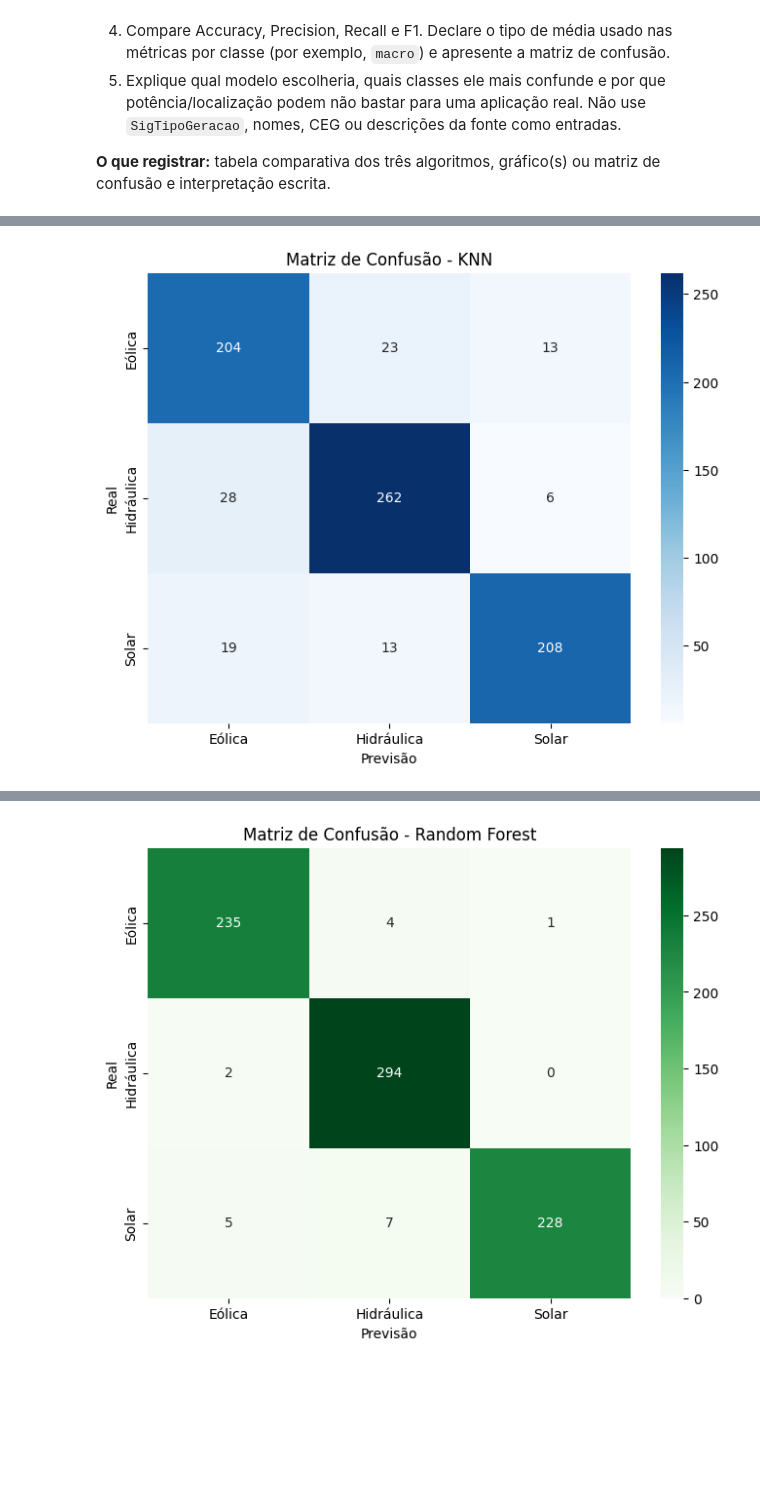
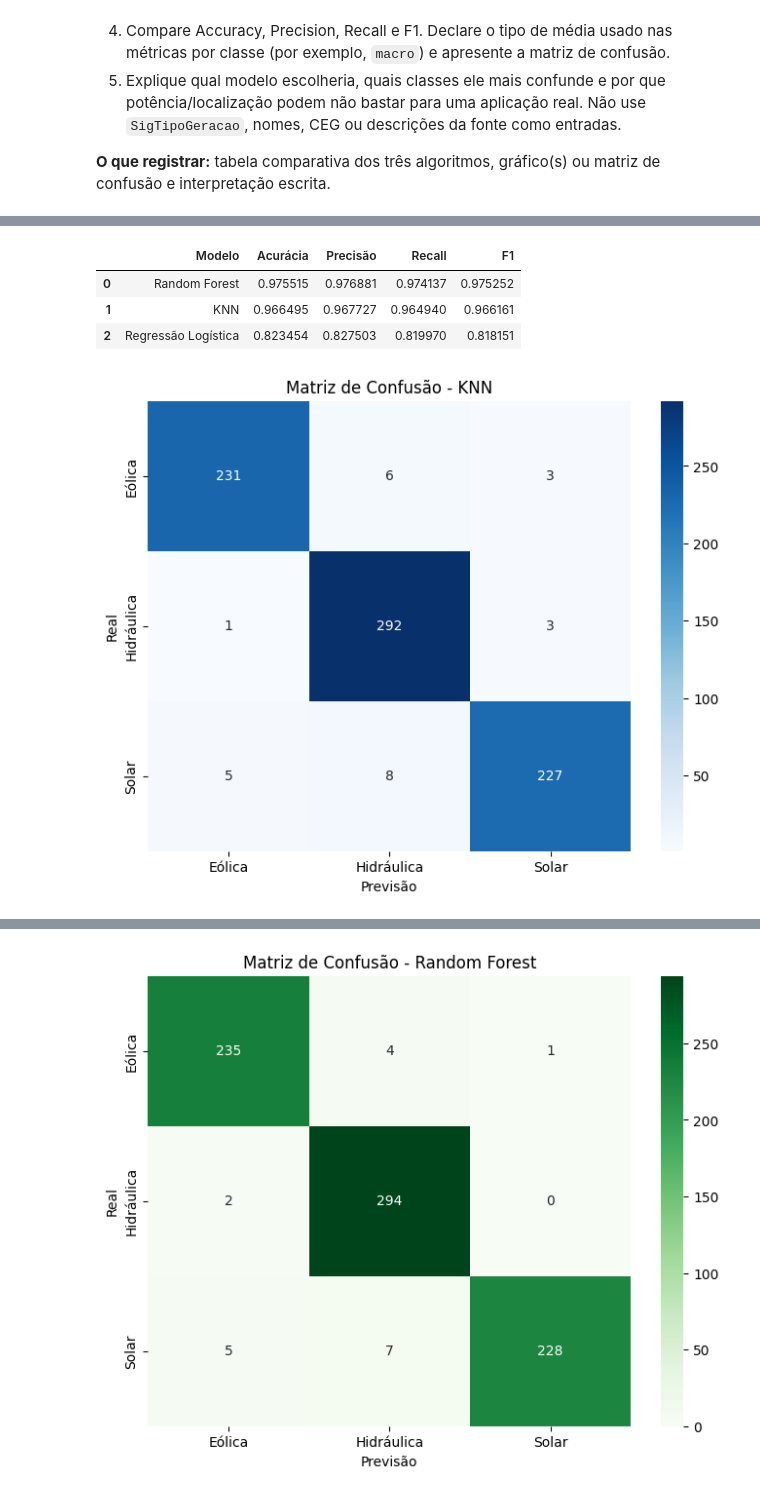
Before and after one commit to caio-fiap/CP05-SERS, a Jupyter notebook: Aula_APIs_Energia_Renovavel_ML.ipynb, the cells around one changed output, grey strips where cells are left out. Drawn from its saved outputs; the diff is of its cells as text; code cells hidden in the pictures; blank space fills up the shorter version.

```diff
--- a/Aula_APIs_Energia_Renovavel_ML.ipynb
+++ b/Aula_APIs_Energia_Renovavel_ML.ipynb
@@ -274,21 +310,43 @@ F1:              0.9753
+# %%
+# Comparação dos três classificadores
+
+resultados_classificacao = pd.DataFrame({
+    "Modelo": ["KNN","Regressão Logística","Random Forest"],
+    "Acurácia": [acc_knn,acc_reg,acc_rfor],
+    "Precisão": [prec_knn,prec_reg,prec_rfor],
+    "Recall": [rec_knn,rec_reg,rec_rfor],
+    "F1": [f1_knn,f1_reg,f1_rfor]
+})
+
+display(
+    resultados_classificacao.sort_values(
+        "F1",
+        ascending=False
+    ).reset_index(drop=True)
+)
+# %% [output]
+|  | Modelo | Acurácia | Precisão | Recall | F1 |
+| 0 | Random Forest | 0.975515 | 0.976881 | 0.974137 | 0.975252 |
+| 1 | KNN | 0.966495 | 0.967727 | 0.964940 | 0.966161 |
+| 2 | Regressão Logística | 0.823454 | 0.827503 | 0.819970 | 0.818151 |
 # %%
 # 4.
 classes_aneel = ['Eólica', 'Hidráulica', 'Solar']
 
 # Matriz de confusão KNN
-cm_knn = confusion_matrix(y_test_c, y_pred_knn)
+cm_knn = confusion_matrix(y_test_c, y_pred_knn, labels=classes_aneel)
 
 plt.figure(figsize=(8, 6))
 
 sns.heatmap(cm_knn, annot=True, fmt='d', cmap='Blues', xticklabels=classes_aneel, yticklabels=classes_aneel) # cria o heatmap colorido
 
 #configuracoes
 plt.xlabel('Previsão')
 plt.ylabel('Real')
 plt.title('Matriz de Confusão - KNN')
 
 plt.show()
 # %% [output]
-[figure, old version]
+[figure, new version]
 # %%
 # Matriz de confusão regressão linear
```
Also changed, not shown: parts of 13 cells of this notebook.
